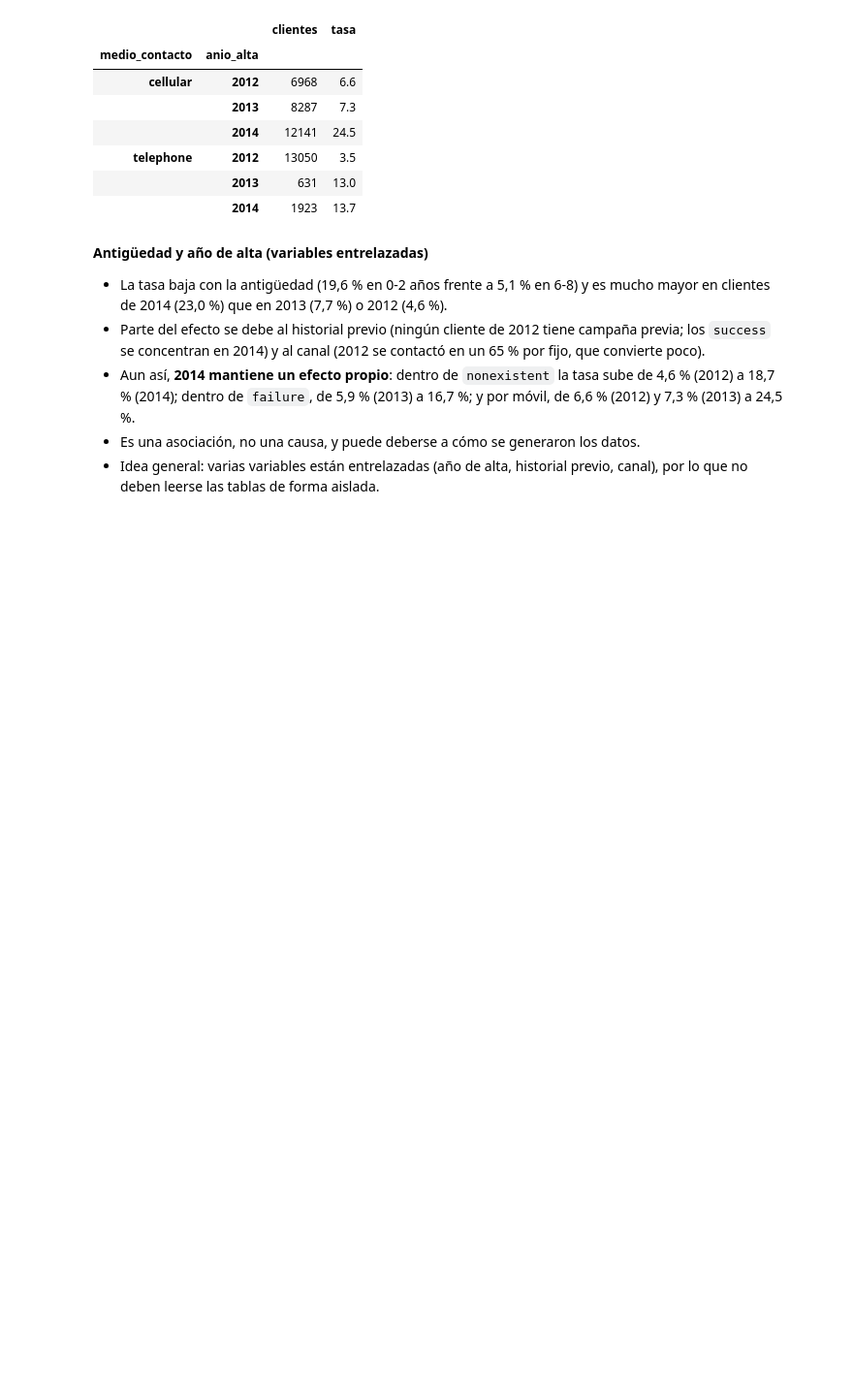
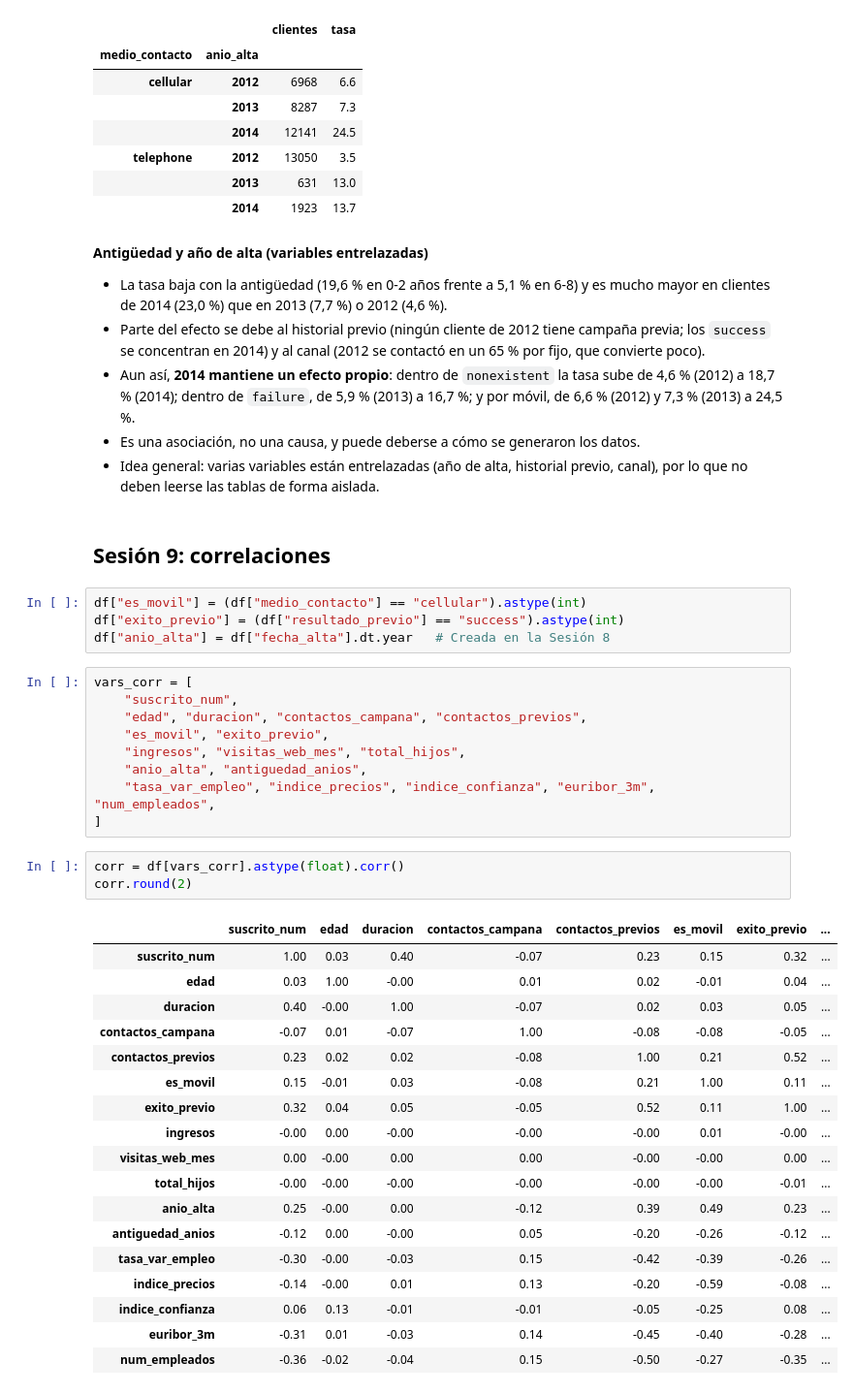
Before and after one commit to AntonioRojasBoquizo/00_da_p04_v01, a Jupyter notebook: notebooks/03_analisis_y_visualizacion.ipynb, the cells around one changed output. Shown at 97% size. Drawn from its saved outputs; the diff is of its cells as text; blank space fills up the shorter version.

Commit message:
Correlaciones

```diff
--- a/notebooks/03_analisis_y_visualizacion.ipynb
+++ b/notebooks/03_analisis_y_visualizacion.ipynb
@@ -471,3 +471,40 @@ df.groupby(["medio_contacto", "anio_alta"])["suscrito_num"].agg(clientes="count"
 - Aun así, **2014 mantiene un efecto propio**: dentro de `nonexistent` la tasa sube de 4,6 % (2012) a 18,7 % (2014); dentro de `failure`, de 5,9 % (2013) a 16,7 %; y por móvil, de 6,6 % (2012) y 7,3 % (2013) a 24,5 %.
 - Es una asociación, no una causa, y puede deberse a cómo se generaron los datos.
 - Idea general: varias variables están entrelazadas (año de alta, historial previo, canal), por lo que no deben leerse las tablas de forma aislada.
+# %% [markdown]
+## Sesión 9: correlaciones
+# %%
+df["es_movil"] = (df["medio_contacto"] == "cellular").astype(int)
+df["exito_previo"] = (df["resultado_previo"] == "success").astype(int)
+df["anio_alta"] = df["fecha_alta"].dt.year   # Creada en la Sesión 8
+# %%
+vars_corr = [
+    "suscrito_num",
+    "edad", "duracion", "contactos_campana", "contactos_previos",
+    "es_movil", "exito_previo",
+    "ingresos", "visitas_web_mes", "total_hijos",
+    "anio_alta", "antiguedad_anios",
+    "tasa_var_empleo", "indice_precios", "indice_confianza", "euribor_3m", "num_empleados",
+]
+# %%
+corr = df[vars_corr].astype(float).corr()
+corr.round(2)
+# %% [output]
+|  | suscrito_num | edad | duracion | contactos_campana | contactos_previos | es_movil | exito_previo | ... |
+| suscrito_num | 1.00 | 0.03 | 0.40 | -0.07 | 0.23 | 0.15 | 0.32 | ... |
+| edad | 0.03 | 1.00 | -0.00 | 0.01 | 0.02 | -0.01 | 0.04 | ... |
+| duracion | 0.40 | -0.00 | 1.00 | -0.07 | 0.02 | 0.03 | 0.05 | ... |
+| contactos_campana | -0.07 | 0.01 | -0.07 | 1.00 | -0.08 | -0.08 | -0.05 | ... |
+| contactos_previos | 0.23 | 0.02 | 0.02 | -0.08 | 1.00 | 0.21 | 0.52 | ... |
+| es_movil | 0.15 | -0.01 | 0.03 | -0.08 | 0.21 | 1.00 | 0.11 | ... |
+| exito_previo | 0.32 | 0.04 | 0.05 | -0.05 | 0.52 | 0.11 | 1.00 | ... |
+| ingresos | -0.00 | 0.00 | -0.00 | -0.00 | -0.00 | 0.01 | -0.00 | ... |
+| visitas_web_mes | 0.00 | -0.00 | 0.00 | 0.00 | -0.00 | -0.00 | 0.00 | ... |
+| total_hijos | -0.00 | -0.00 | -0.00 | -0.00 | -0.00 | -0.00 | -0.01 | ... |
+| anio_alta | 0.25 | -0.00 | 0.00 | -0.12 | 0.39 | 0.49 | 0.23 | ... |
+| antiguedad_anios | -0.12 | 0.00 | -0.00 | 0.05 | -0.20 | -0.26 | -0.12 | ... |
+| tasa_var_empleo | -0.30 | -0.00 | -0.03 | 0.15 | -0.42 | -0.39 | -0.26 | ... |
+| indice_precios | -0.14 | -0.00 | 0.01 | 0.13 | -0.20 | -0.59 | -0.08 | ... |
+| indice_confianza | 0.06 | 0.13 | -0.01 | -0.01 | -0.05 | -0.25 | 0.08 | ... |
+| euribor_3m | -0.31 | 0.01 | -0.03 | 0.14 | -0.45 | -0.40 | -0.28 | ... |
+| num_empleados | -0.36 | -0.02 | -0.04 | 0.15 | -0.50 | -0.27 | -0.35 | ... |
```
Also changed, not shown: parts of 7 cells of this notebook.
